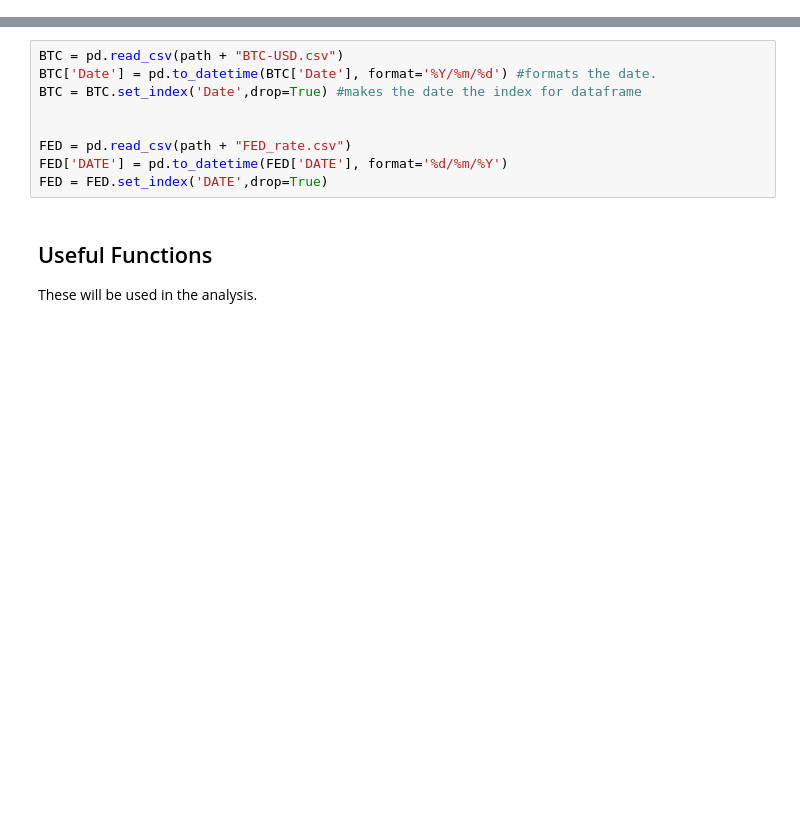
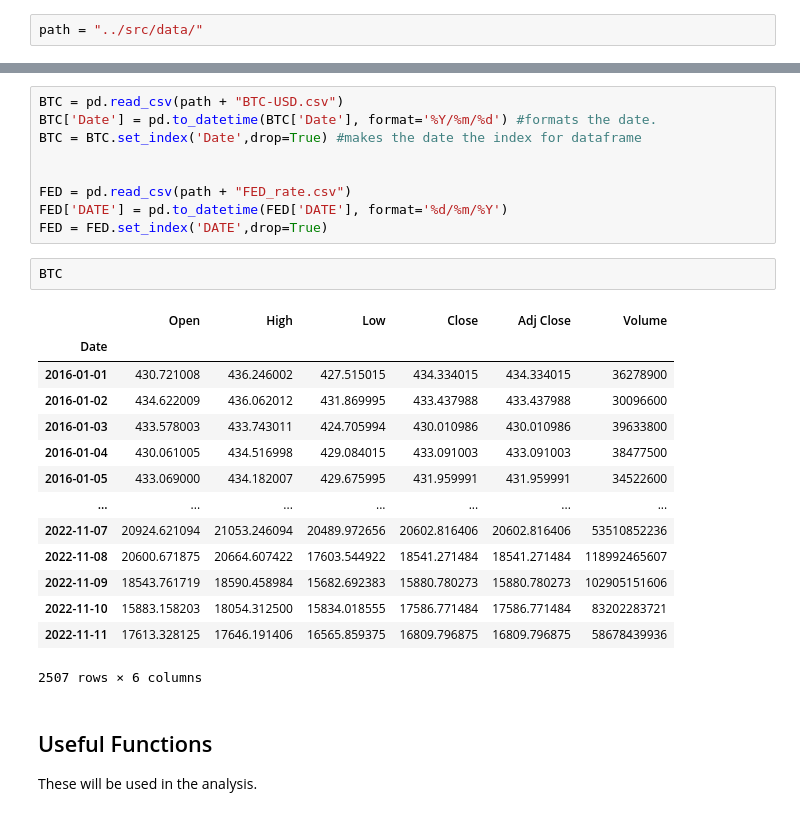
Before and after one commit to CameronStorey/DigitalTools_project, a Jupyter notebook: research_project/notebooks/Analysis.ipynb, the cells around one changed output, grey strips where cells are left out. Saved outputs shown, nothing was run; the diff lists cells and outputs as text; blank space fills up the shorter version.

```diff
--- a/research_project/notebooks/Analysis.ipynb
+++ b/research_project/notebooks/Analysis.ipynb
@@ -11,3 +9,5 @@ path = "C:/Users/Camer/OneDrive/desktop/College/Digital Tools/DigitalTools_proje
+# %%
+path = "../src/data/"
 # %% [markdown]
 Read in BTC and FED data
 # %%
@@ -19,6 +19,23 @@ BTC = BTC.set_index('Date',drop=True) #makes the date the index for dataframe
 FED = pd.read_csv(path + "FED_rate.csv")
 FED['DATE'] = pd.to_datetime(FED['DATE'], format='%d/%m/%Y')
 FED = FED.set_index('DATE',drop=True)
+# %%
+BTC
+# %% [output]
+|  | Open | High | Low | Close | Adj Close | Volume |
+| Date |  |  |  |  |  |  |
+| 2016-01-01 | 430.721008 | 436.246002 | 427.515015 | 434.334015 | 434.334015 | 36278900 |
+| 2016-01-02 | 434.622009 | 436.062012 | 431.869995 | 433.437988 | 433.437988 | 30096600 |
+| 2016-01-03 | 433.578003 | 433.743011 | 424.705994 | 430.010986 | 430.010986 | 39633800 |
+| 2016-01-04 | 430.061005 | 434.516998 | 429.084015 | 433.091003 | 433.091003 | 38477500 |
+| 2016-01-05 | 433.069000 | 434.182007 | 429.675995 | 431.959991 | 431.959991 | 34522600 |
+| ... | ... | ... | ... | ... | ... | ... |
+| 2022-11-07 | 20924.621094 | 21053.246094 | 20489.972656 | 20602.816406 | 20602.816406 | 53510852236 |
+| 2022-11-08 | 20600.671875 | 20664.607422 | 17603.544922 | 18541.271484 | 18541.271484 | 118992465607 |
+| 2022-11-09 | 18543.761719 | 18590.458984 | 15682.692383 | 15880.780273 | 15880.780273 | 102905151606 |
+| 2022-11-10 | 15883.158203 | 18054.312500 | 15834.018555 | 17586.771484 | 17586.771484 | 83202283721 |
+| 2022-11-11 | 17613.328125 | 17646.191406 | 16565.859375 | 16809.796875 | 16809.796875 | 58678439936 |
+2507 rows × 6 columns
 # %% [markdown]
 ## Useful Functions
 These will be used in the analysis.
```
Also changed, not shown: parts of 1 cell of this notebook, 13 other files.
